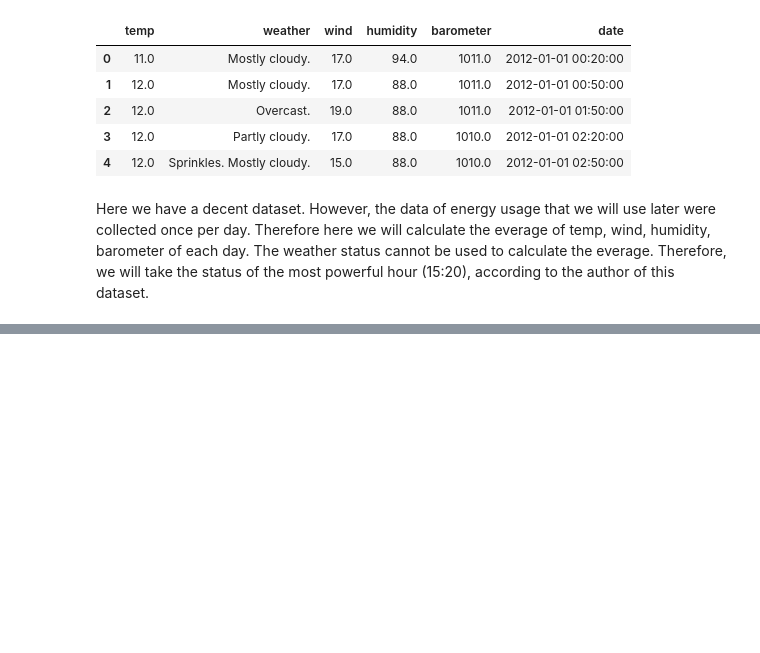
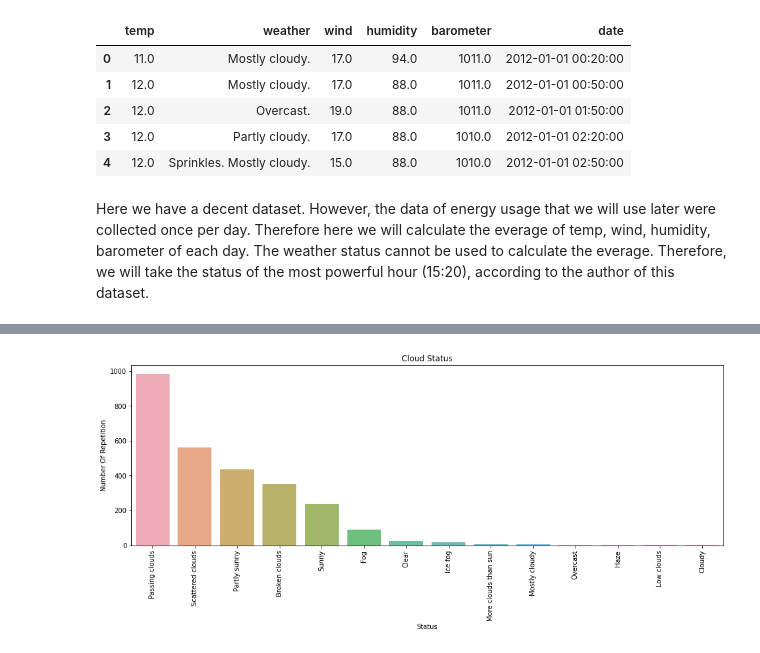
Before and after one commit to MN-Pham/Weather_SolarEnergy_Predictor, a Jupyter notebook: SolarEnergyDataRefine.ipynb, the cells around one changed output, grey strips where cells are left out. Saved outputs shown, nothing was run; the diff lists cells and outputs as text; code cells hidden in the pictures; blank space fills up the shorter version.

Commit message:
Finish the data cleaning step

```diff
--- a/SolarEnergyDataRefine.ipynb
+++ b/SolarEnergyDataRefine.ipynb
@@ -211,3 +211,33 @@ weather_tran.head()
 | 4 | 12.0 | Sprinkles. Mostly cloudy. | 15.0 | 88.0 | 1010.0 | 2012-01-01 02:50:00 |
 # %% [markdown]
 Here we have a decent dataset. However, the data of energy usage that we will use later were collected once per day. Therefore here we will calculate the everage of temp, wind, humidity, barometer of each day. The weather status cannot be used to calculate the everage. Therefore, we will take the status of the most powerful hour (15:20), according to the author of this dataset.
+# %%
+import datetime
+def take_average_weather(weather):
+    average_weather = pd.DataFrame(columns = ['temp', 'weather', 'wind', 'humidity', 'barometer',
+                                              'date'])
+
+    temp, wind, humidity, barometer, counter = [0]*5
+    for i in range(len(weather)):
+        if (weather.loc[i, 'date'].time() == datetime.time(0, 20)) and (i!=0):
+            average_weather = average_weather.append({
+                'temp':temp/counter,
+                'wind':wind/counter,
+                'humidity':humidity/counter,
+                'barometer':barometer/counter,
+                'date':pd.to_datetime(weather.loc[i-1, 'date'].date()),
+                'weather':weath
+            }, ignore_index=True)
+            temp, wind, humidity, barometer, counter= [0]*5
+
+        if (weather.loc[i, 'date'].time() == datetime.time(15,20)):
+            weath = weather.loc[i, 'weather']
+        counter += 1
+        temp += weather.loc[i, 'temp']
+        wind += weather.loc[i, 'wind']
+        humidity += weather.loc[i, 'humidity']
+        barometer += weather.loc[i, 'barometer']
+
+    return average_weather
+
+average_weather = take_average_weather(weather_tran)
@@ -213,0 +286,12 @@ Here we have a decent dataset. However, the data of energy usage that we will us
+# %%
+import seaborn as sns
+weather_counts = average_weather['cloud'].value_counts()
+plt.figure(figsize=(16,5))
+sns.barplot(weather_counts.index, weather_counts.values, alpha=0.8)
+plt.xticks(rotation=90)
+plt.title('Cloud Status')
+plt.xlabel('Status')
+plt.ylabel('Number Of Repetition')
+plt.show()
+# %% [output]
+[figure, added]
```
Also changed, not shown: parts of 27 cells of this notebook.
